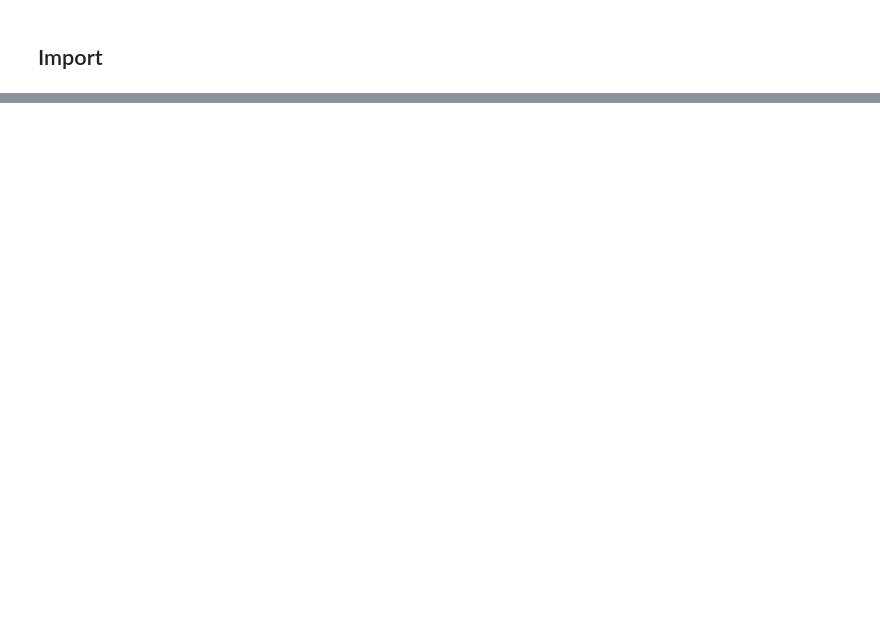
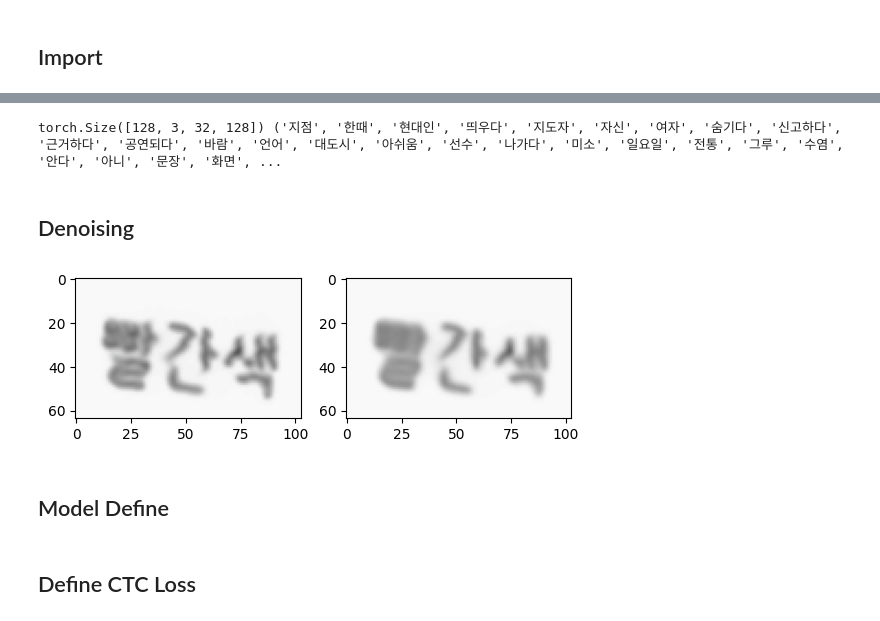
Before and after one commit to co1dtype/Dacon_Text_Recognition, a Jupyter notebook: Data_Argumentation.ipynb, the cells around one changed output, grey strips where cells are left out. Cells and saved outputs as stored; diff of their text form; code cells hidden in the pictures; blank space fills up the shorter version.

```diff
--- a/Data_Argumentation.ipynb
+++ b/Data_Argumentation.ipynb
@@ -150,0 +208,20 @@ sns.barplot(data=df_len_count, x='len', y='len_count')
+# %%
+image_batch, text_batch = iter(val_loader).next()
+print(image_batch.size(), text_batch)
+# %% [output]
+torch.Size([128, 3, 32, 128]) ('지점', '한때', '현대인', '띄우다', '지도자', '자신', '여자', '숨기다', '신고하다', '근거하다', '공연되다', '바람', '언어', '대도시', '아쉬움', '선수', '나가다', '미소', '일요일', '전통', '그루', '수염', '안다', '아니', '문장', '화면', ...
+# %% [markdown]
+## Denoising
+# %%
+import numpy as np
+import cv2
+from matplotlib import pyplot as plt
+img = cv2.imread("train/TRAIN_00000.png", cv2.IMREAD_COLOR)
+dst = cv2.fastNlMeansDenoisingColored(img,None,10,10,7,21)
+plt.subplot(121),plt.imshow(img)
+plt.subplot(122),plt.imshow(dst)
+plt.show()
+# %% [output]
+[figure, added]
+# %% [markdown]
+## Model Define
@@ -150,0 +271,2 @@ sns.barplot(data=df_len_count, x='len', y='len_count')
+# %% [markdown]
+## Define CTC Loss
```
Also changed, not shown: parts of 75 cells of this notebook.
